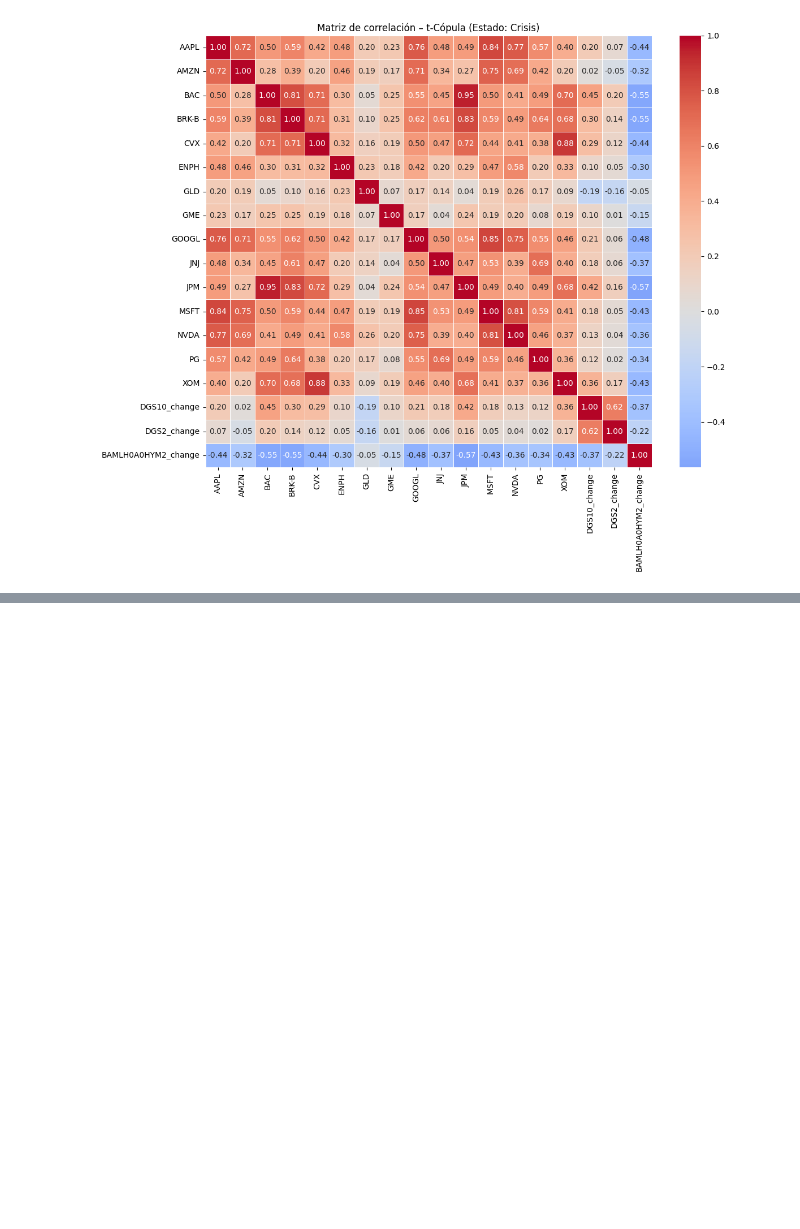
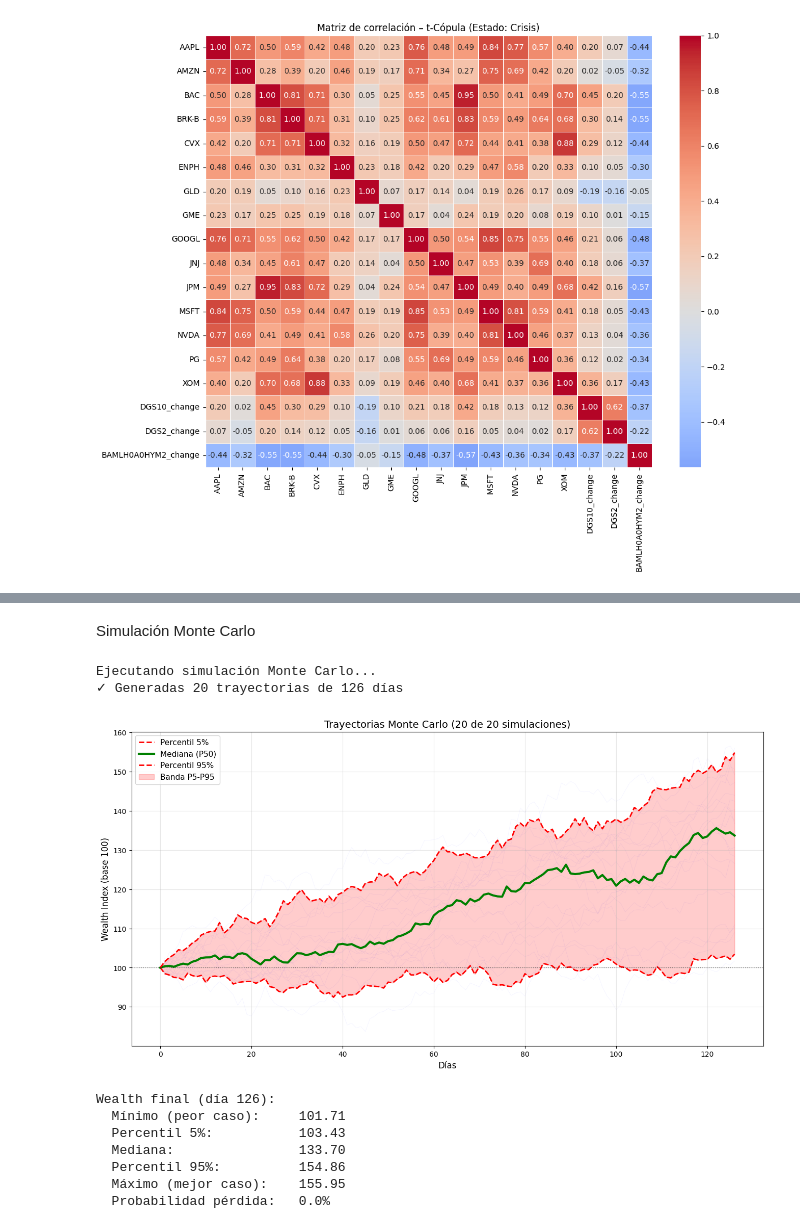
Before and after one commit to NataliaSJO/Practica-MIAX-gestion-de-riesgos, a Jupyter notebook: notebook_E2.ipynb, the cells around one changed output, grey strips where cells are left out. Cells and saved outputs as stored; diff of their text form; code cells hidden in the pictures; blank space fills up the shorter version.

```diff
--- a/notebook_E2.ipynb
+++ b/notebook_E2.ipynb
@@ -948,0 +1036,2 @@ plt.show()
+# %% [markdown]
+Simulación Monte Carlo
@@ -948,0 +1083,57 @@ plt.show()
+# %%
+print("Ejecutando simulación Monte Carlo...")
+
+resultados = simular_trayectorias(
+    N_SIMULACIONES, HORIZONTE_DIAS,
+    transition_matrix, params_calma, params_crisis,
+    copula_calm, copula_crisis, numeric_cols
+)
+
+print(f"✓ Generadas {N_SIMULACIONES:,} trayectorias de {HORIZONTE_DIAS} días")
+# %% [output]
+Ejecutando simulación Monte Carlo...
+✓ Generadas 20 trayectorias de 126 días
+# %%
+# Seleccionar una muestra de trayectorias para visualizar
+n_trayectorias_mostrar = 20
+
+plt.figure(figsize=(16, 8))
+
+# Graficar trayectorias individuales (muestra)
+for sim in range(n_trayectorias_mostrar):
+    plt.plot(wealth_simulado[sim], color='blue', alpha=0.05, linewidth=0.5)
+
+# Percentiles principales
+plt.plot(p5, 'r--', linewidth=2, label='Percentil 5%')
+plt.plot(p50, 'g-', linewidth=3, label='Mediana (P50)')
+plt.plot(p95, 'r--', linewidth=2, label='Percentil 95%')
+
+# Zona de confianza
+plt.fill_between(range(len(p5)), p5, p95, alpha=0.2, color='red', label='Banda P5-P95')
+
+plt.xlabel('Días', fontsize=12)
+plt.ylabel('Wealth Index (base 100)', fontsize=12)
+plt.title(f'Trayectorias Monte Carlo ({n_trayectorias_mostrar} de {N_SIMULACIONES:,} simulaciones)', fontsize=14)
+plt.legend(fontsize=11)
+plt.grid(True, alpha=0.3)
+plt.axhline(y=100, color='black', linestyle=':', linewidth=1, alpha=0.5)
+plt.show()
+
+# Estadísticas finales
+wealth_final = wealth_simulado[:, -1]
+print(f"\nWealth final (día {HORIZONTE_DIAS}):")
+print(f"  Mínimo (peor caso):     {wealth_final.min():.2f}")
+print(f"  Percentil 5%:           {np.percentile(wealth_final, 5):.2f}")
+print(f"  Mediana:                {np.percentile(wealth_final, 50):.2f}")
+print(f"  Percentil 95%:          {np.percentile(wealth_final, 95):.2f}")
+print(f"  Máximo (mejor caso):    {wealth_final.max():.2f}")
+print(f"  Probabilidad pérdida:   {(wealth_final < 100).mean():.1%}")
+# %% [output]
+[figure, added]
+Wealth final (día 126):
+  Mínimo (peor caso):     101.71
+  Percentil 5%:           103.43
+  Mediana:                133.70
+  Percentil 95%:          154.86
+  Máximo (mejor caso):    155.95
+  Probabilidad pérdida:   0.0%
```
Also changed, not shown: parts of 50 cells of this notebook.
